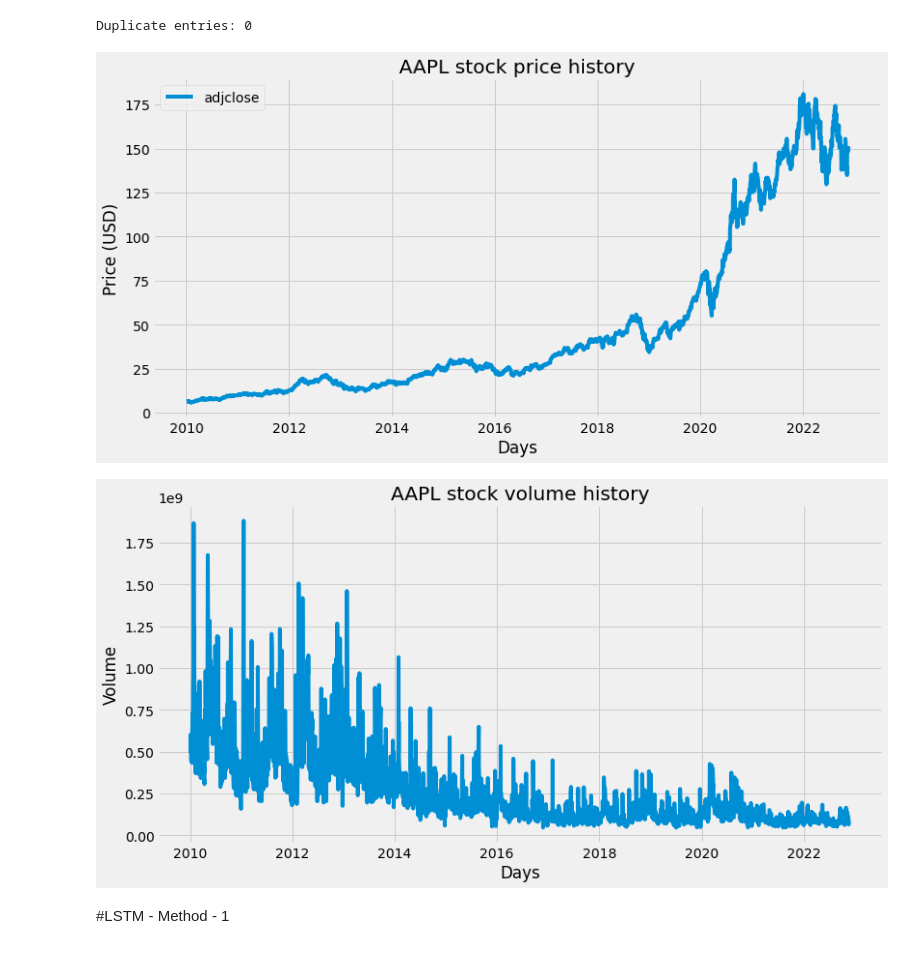
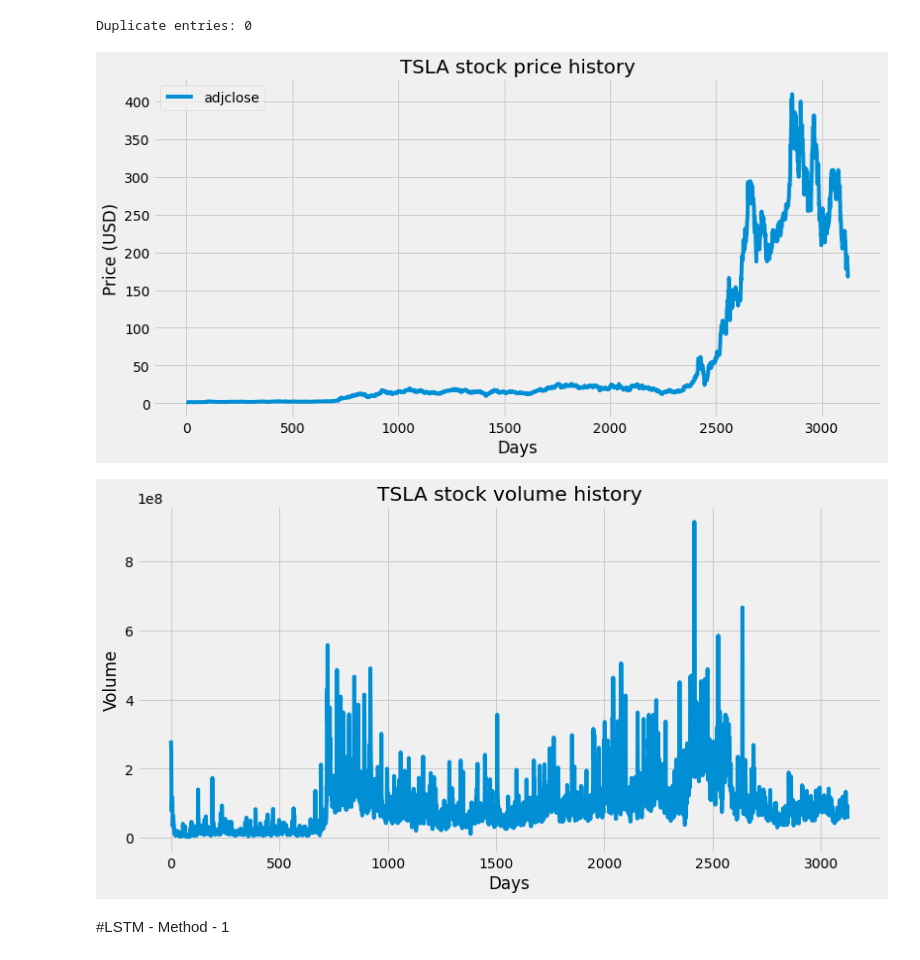
Before and after one commit to helleborus22/Machine-Learning-Project4, a Jupyter notebook: stock-prediction/stock_price_prediction.ipynb, the cells around one changed output. Drawn from its saved outputs; the diff is of its cells as text; code cells hidden in the pictures.

```diff
--- a/stock-prediction/stock_price_prediction.ipynb
+++ b/stock-prediction/stock_price_prediction.ipynb
@@ -59,7 +61,7 @@ warnings.filterwarnings('ignore')
 plt.style.use('fivethirtyeight')
 # %%
 start = "2010-01-01"
-ticker = "GOOG"
+ticker = "TSLA"
 # %%
 import yfinance as yf
 data = yf.download(ticker, start = start, period = "ytd")
@@ -344,7 +328,7 @@ plt.figure(figsize = (12,6))
 #plt.plot(df_ticker["open"])
 #plt.plot(df_ticker["high"])
 #plt.plot(df_ticker["low"])
-plt.plot(df["adjclose"])
+plt.plot(df_ticker["adjclose"])
 title_name = ticker+ ' stock price history'
 plt.title(title_name)
 plt.ylabel('Price (USD)')
@@ -353,17 +337,17 @@ plt.legend(['adjclose'], loc='upper left')
 #plt.legend(['Open','High','Low','adjclose'], loc='upper left')
 plt.show()
 # %% [output]
-[figure, old version]
+[figure, new version]
 # %%
 plt.figure(figsize = (12,6))
-plt.plot(df["volume"])
+plt.plot(df_ticker["volume"])
 title_name = ticker+ ' stock volume history'
 plt.title(title_name)
 plt.ylabel('Volume')
 plt.xlabel('Days')
 plt.show()
 # %% [output]
-[figure, old version]
+[figure, new version]
 # %% [markdown]
 #LSTM - Method - 1
 # %%
```
Also changed, not shown: parts of 17 cells of this notebook.
